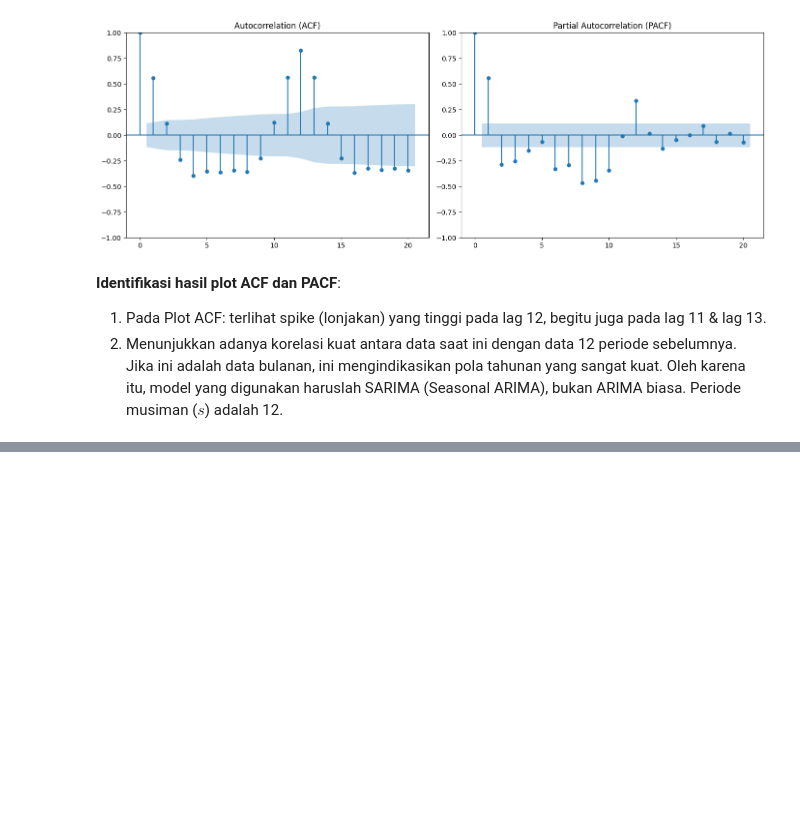
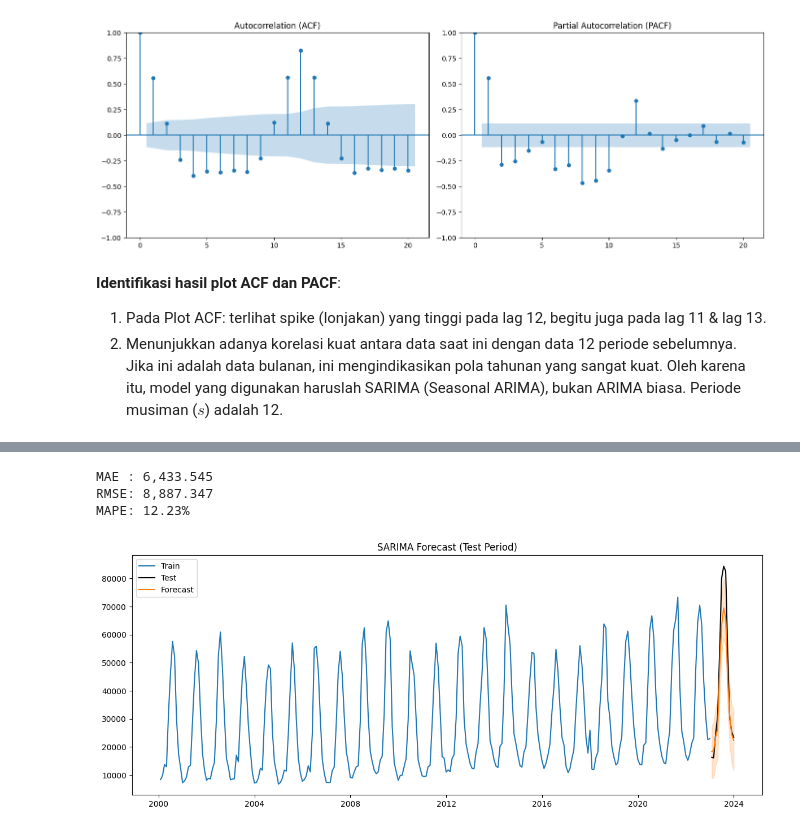
Before and after one commit to Ardavaa/time-series-tourist-visitors, a Jupyter notebook: main.ipynb, the cells around one changed output, grey strips where cells are left out. Saved outputs shown, nothing was run; the diff lists cells and outputs as text; code cells hidden in the pictures; blank space fills up the shorter version.

```diff
--- a/main.ipynb
+++ b/main.ipynb
@@ -164,0 +301,13 @@ plt.show()
+# %%
+# Fit model terbaik dari grid search
+best_model = SARIMAX(
+    y_train,
+    order=best_order,
+    seasonal_order=best_seasonal_order,
+    enforce_stationarity=False,
+    enforce_invertibility=False,
+).fit(disp=False)
+
+print('Best order        :', best_order)
+print('Best seasonal_order:', best_seasonal_order)
+best_model.summary()
@@ -164,0 +338,33 @@ plt.show()
+# %%
+from sklearn.metrics import mean_absolute_error, mean_squared_error
+
+# Forecast untuk periode test
+forecast_res = best_model.get_forecast(steps=len(y_test))
+y_pred = forecast_res.predicted_mean
+conf_int = forecast_res.conf_int()
+
+# Metrics
+mae = mean_absolute_error(y_test, y_pred)
+rmse = float(np.sqrt(mean_squared_error(y_test, y_pred)))
+denom = np.where(np.abs(y_test.values) < 1e-12, np.nan, y_test.values)
+mape = float(np.nanmean(np.abs((y_test.values - y_pred.values) / denom)) * 100)
+
+print(f"MAE : {mae:,.3f}")
+print(f"RMSE: {rmse:,.3f}")
+print(f"MAPE: {mape:,.2f}%")
+
+# Plot train / test / forecast
+plt.figure(figsize=(12, 5))
+plt.plot(y_train.index, y_train, label='Train')
+plt.plot(y_test.index, y_test, label='Test', color='black')
+plt.plot(y_pred.index, y_pred, label='Forecast', color='tab:orange')
+plt.fill_between(conf_int.index, conf_int.iloc[:, 0], conf_int.iloc[:, 1], color='tab:orange', alpha=0.2)
+plt.title('SARIMA Forecast (Test Period)')
+plt.legend()
+plt.tight_layout()
+plt.show()
+# %% [output]
+MAE : 6,433.545
+RMSE: 8,887.347
+MAPE: 12.23%
+[figure, added]
```
Also changed, not shown: parts of 8 cells of this notebook, 4 other files.
